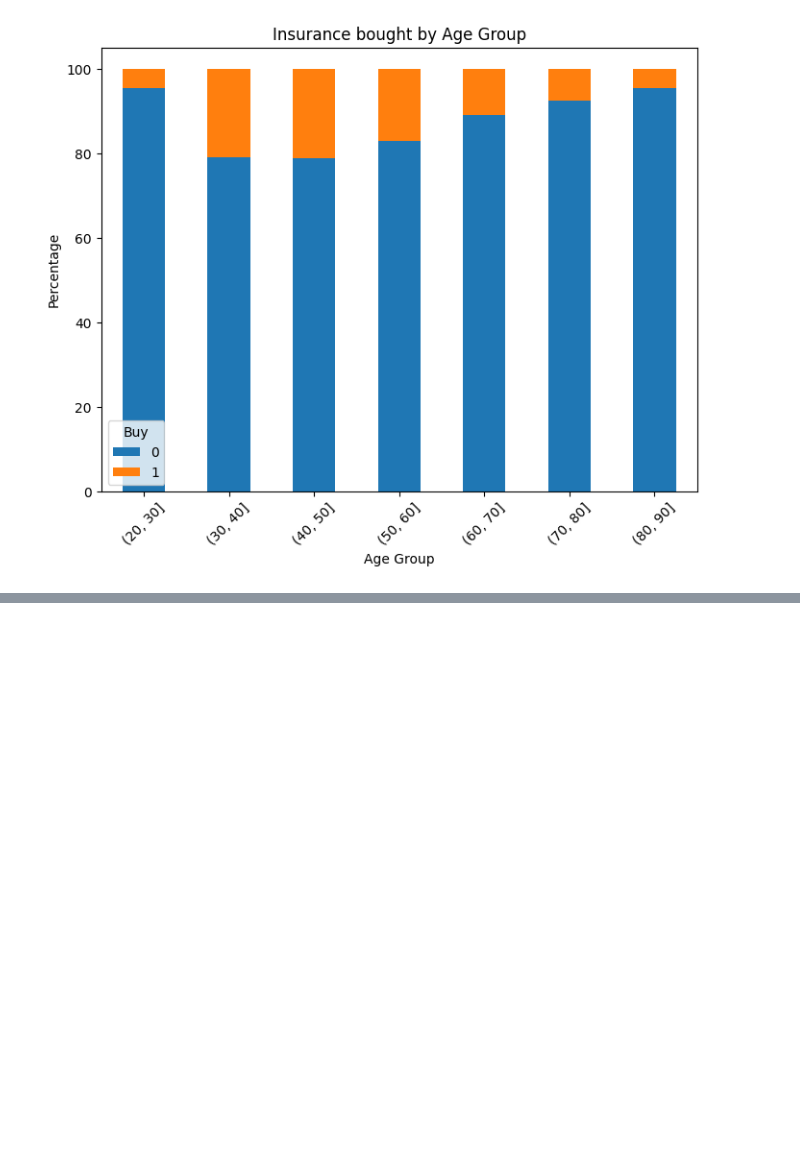
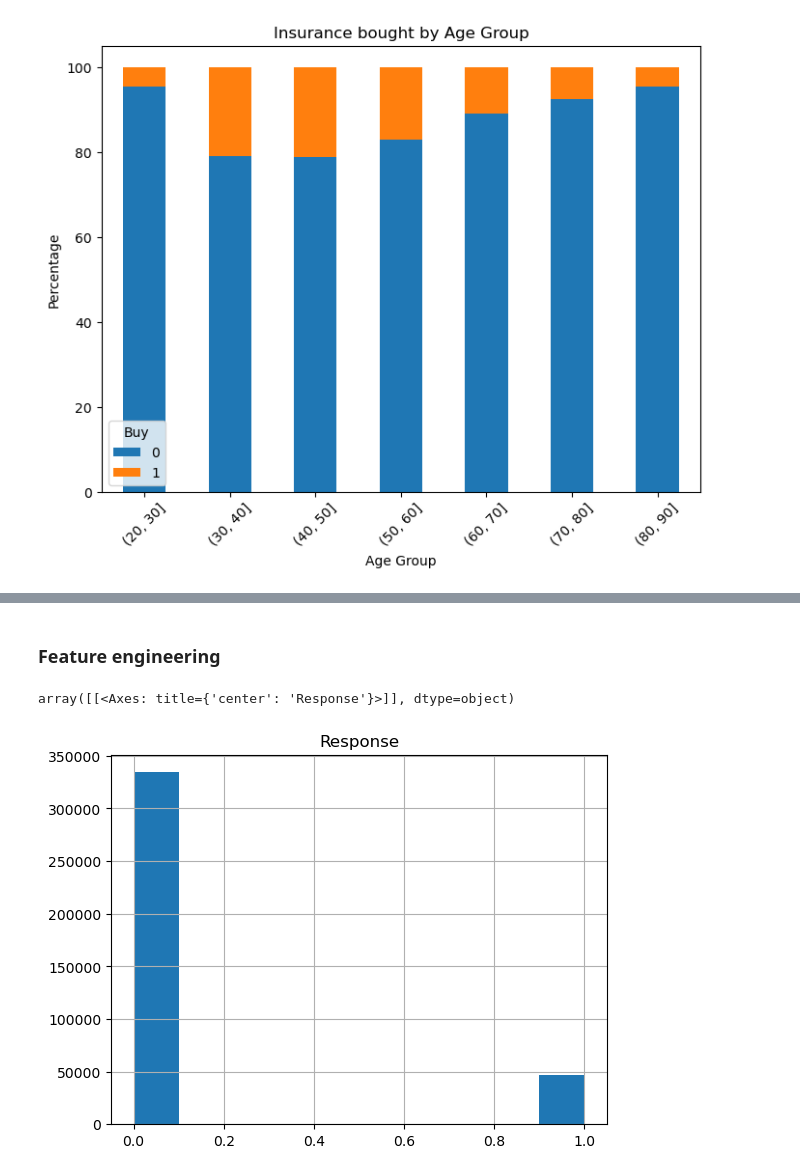
Before and after one commit to JMAN-CODES/EDA-Vehicle, a Jupyter notebook: eda.ipynb, the cells around one changed output, grey strips where cells are left out. Cells and saved outputs as stored; diff of their text form; code cells hidden in the pictures; blank space fills up the shorter version.

```diff
--- a/eda.ipynb
+++ b/eda.ipynb
@@ -443,0 +439,7 @@ plt.show()
+# %% [markdown]
+### Feature engineering
+# %%
+df.hist(column="Response")
+# %% [output]
+array([[<Axes: title={'center': 'Response'}>]], dtype=object)
+[figure, added]
```
Also changed, not shown: parts of 45 cells of this notebook, 1 other file.
